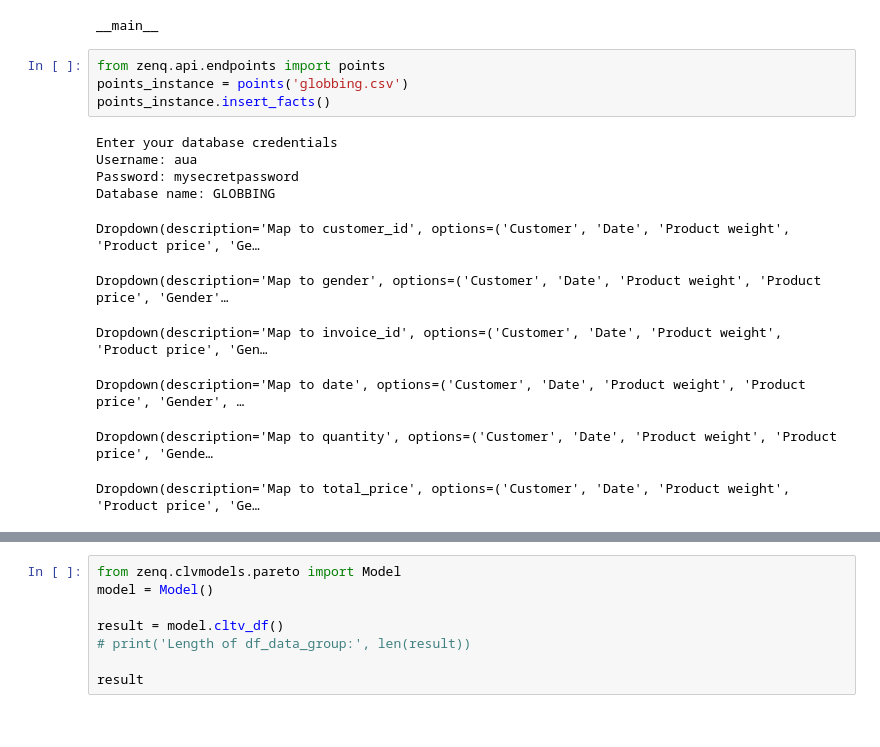
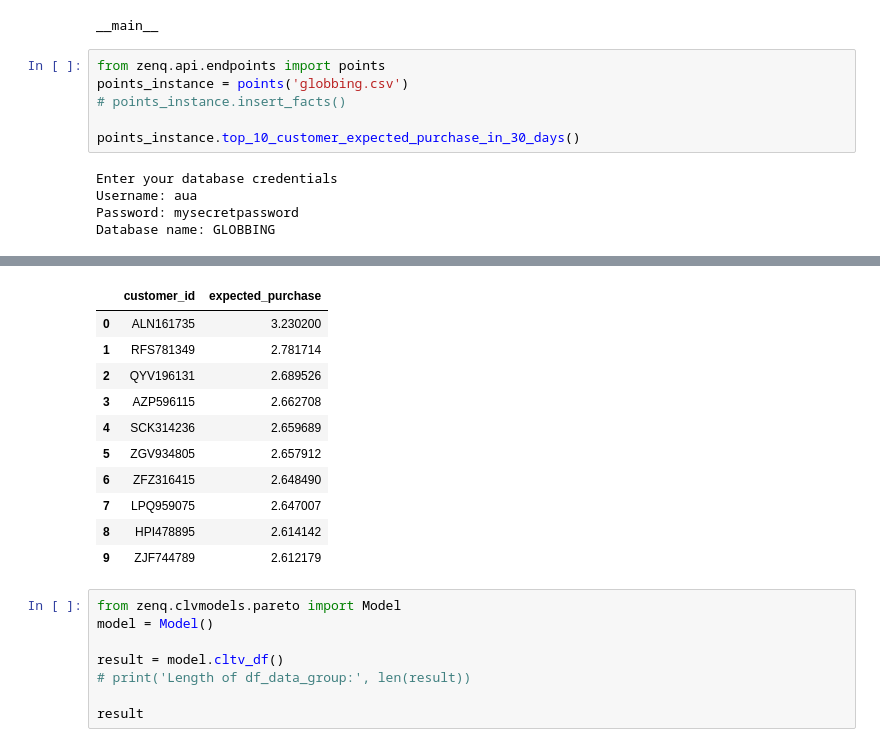
Before and after one commit to nareabg/esim, a Jupyter notebook: test.ipynb, the cells around one changed output, grey strips where cells are left out. Drawn from its saved outputs; the diff is of its cells as text.

```diff
--- a/test.ipynb
+++ b/test.ipynb
@@ -229,15 +229,11 @@ __main__
 # %%
 from zenq.api.endpoints import points
 points_instance = points('globbing.csv')
-points_instance.insert_facts()
+# points_instance.insert_facts()
+
+points_instance.top_10_customer_expected_purchase_in_30_days()
 # %% [output]
 Enter your database credentials
 Username: aua
 Password: mysecretpassword
 Database name: GLOBBING
-Dropdown(description='Map to customer_id', options=('Customer', 'Date', 'Product weight', 'Product price', 'Ge…
-Dropdown(description='Map to gender', options=('Customer', 'Date', 'Product weight', 'Product price', 'Gender'…
-Dropdown(description='Map to invoice_id', options=('Customer', 'Date', 'Product weight', 'Product price', 'Gen…
-Dropdown(description='Map to date', options=('Customer', 'Date', 'Product weight', 'Product price', 'Gender', …
-Dropdown(description='Map to quantity', options=('Customer', 'Date', 'Product weight', 'Product price', 'Gende…
-Dropdown(description='Map to total_price', options=('Customer', 'Date', 'Product weight', 'Product price', 'Ge…
@@ -246,3 +240,14 @@ Dropdown(description='Map to total_price', options=('Customer', 'Date', 'Product
+|  | customer_id | expected_purchase |
+| 0 | ALN161735 | 3.230200 |
+| 1 | RFS781349 | 2.781714 |
+| 2 | QYV196131 | 2.689526 |
+| 3 | AZP596115 | 2.662708 |
+| 4 | SCK314236 | 2.659689 |
+| 5 | ZGV934805 | 2.657912 |
+| 6 | ZFZ316415 | 2.648490 |
+| 7 | LPQ959075 | 2.647007 |
+| 8 | HPI478895 | 2.614142 |
+| 9 | ZJF744789 | 2.612179 |
 # %%
 from zenq.clvmodels.pareto import Model
 model = Model()
```
Also changed, not shown: parts of 4 cells of this notebook, 6 other files.
